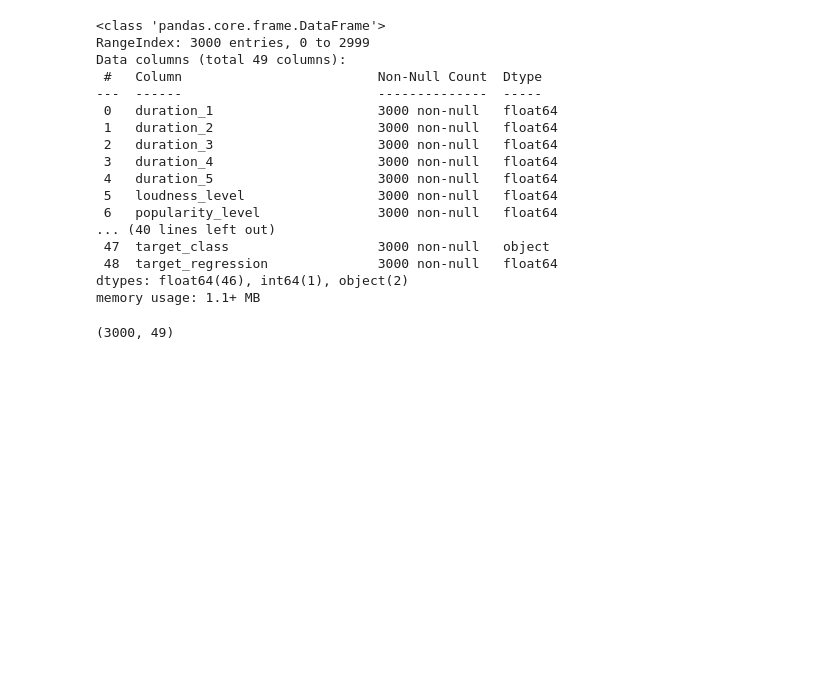
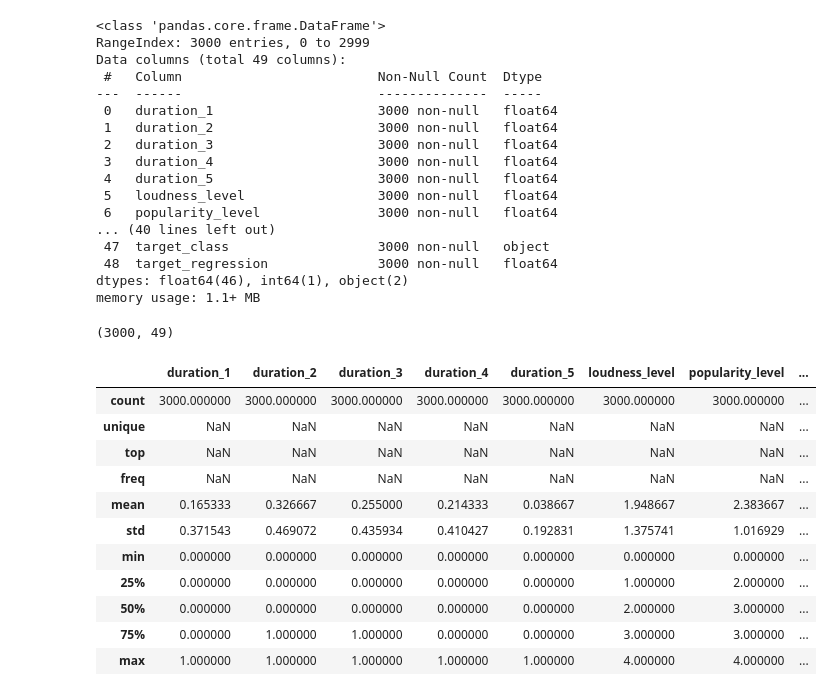
Before and after one commit to wttjoao/music-data-science-modeling, a Jupyter notebook: project_test_1.ipynb, the cells around one changed output. Cells and saved outputs as stored; diff of their text form; code cells hidden in the pictures; blank space fills up the shorter version.

```diff
--- a/project_test_1.ipynb
+++ b/project_test_1.ipynb
@@ -3,6 +3,14 @@ import pandas as pd
 import numpy as np
 import matplotlib.pyplot as plt
 import seaborn as sns
+
+from sklearn.preprocessing import PolynomialFeatures, StandardScaler
+from sklearn.metrics import mean_squared_error, mean_absolute_error, r2_score
+from sklearn.compose import ColumnTransformer
+from sklearn.linear_model import LinearRegression
+from sklearn.model_selection import train_test_split
+
+pd.set_option('display.max_columns', None)
 # %%
 df = pd.read_csv('./Data/group_13.csv')
 df.head(10)
@@ -43,3 +50,18 @@ memory usage: 1.1+ MB
 df.shape
 # %% [output]
 (3000, 49)
+# %%
+df.describe(include='all')
+# %% [output]
+|  | duration_1 | duration_2 | duration_3 | duration_4 | duration_5 | loudness_level | popularity_level | ... |
+| count | 3000.000000 | 3000.000000 | 3000.000000 | 3000.000000 | 3000.000000 | 3000.000000 | 3000.000000 | ... |
+| unique | NaN | NaN | NaN | NaN | NaN | NaN | NaN | ... |
+| top | NaN | NaN | NaN | NaN | NaN | NaN | NaN | ... |
+| freq | NaN | NaN | NaN | NaN | NaN | NaN | NaN | ... |
+| mean | 0.165333 | 0.326667 | 0.255000 | 0.214333 | 0.038667 | 1.948667 | 2.383667 | ... |
+| std | 0.371543 | 0.469072 | 0.435934 | 0.410427 | 0.192831 | 1.375741 | 1.016929 | ... |
+| min | 0.000000 | 0.000000 | 0.000000 | 0.000000 | 0.000000 | 0.000000 | 0.000000 | ... |
+| 25% | 0.000000 | 0.000000 | 0.000000 | 0.000000 | 0.000000 | 1.000000 | 2.000000 | ... |
+| 50% | 0.000000 | 0.000000 | 0.000000 | 0.000000 | 0.000000 | 2.000000 | 3.000000 | ... |
+| 75% | 0.000000 | 1.000000 | 1.000000 | 0.000000 | 0.000000 | 3.000000 | 3.000000 | ... |
+| max | 1.000000 | 1.000000 | 1.000000 | 1.000000 | 1.000000 | 4.000000 | 4.000000 | ... |
```
Also changed, not shown: parts of 8 cells of this notebook, 2 other files.
